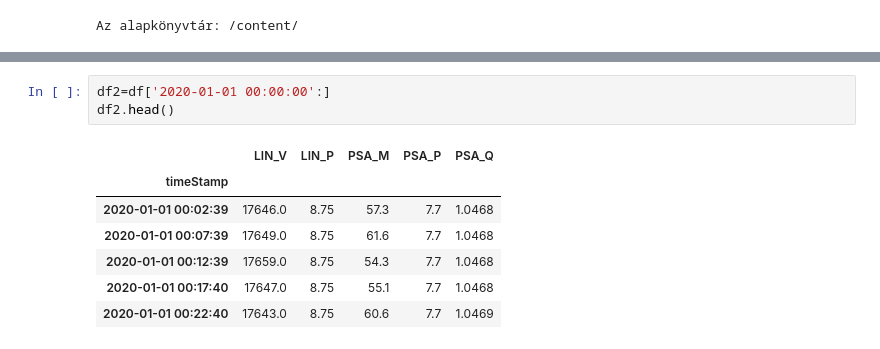
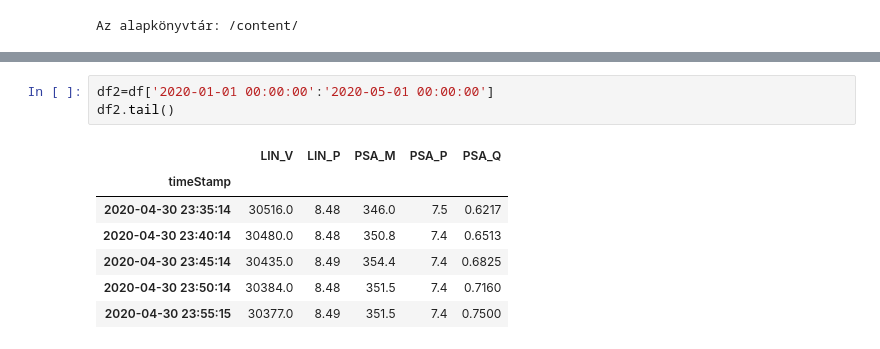
Before and after one commit to sipocz/messer, a Jupyter notebook: AIT_Vizsgafeladat_Matrix_profil.ipynb, the cells around one changed output, grey strips where cells are left out. Drawn from its saved outputs; the diff is of its cells as text.

```diff
--- a/AIT_Vizsgafeladat_Matrix_profil.ipynb
+++ b/AIT_Vizsgafeladat_Matrix_profil.ipynb
@@ -124,13 +118,13 @@ timeStamp adattípus: <class 'pandas._libs.tslibs.timestamps.Timestamp'>
 | 75% | 31738.000000 | 9.010000 | 574.600000 | 8.300000 | 0.262900 |
 | max | 34528.000000 | 11.260000 | 1216.000000 | 9.000000 | 1.049100 |
 # %%
-df2=df['2020-01-01 00:00:00':]
-df2.head()
+df2=df['2020-01-01 00:00:00':'2020-05-01 00:00:00']
+df2.tail()
 # %% [output]
 |  | LIN_V | LIN_P | PSA_M | PSA_P | PSA_Q |
 | timeStamp |  |  |  |  |  |
-| 2020-01-01 00:02:39 | 17646.0 | 8.75 | 57.3 | 7.7 | 1.0468 |
-| 2020-01-01 00:07:39 | 17649.0 | 8.75 | 61.6 | 7.7 | 1.0468 |
-| 2020-01-01 00:12:39 | 17659.0 | 8.75 | 54.3 | 7.7 | 1.0468 |
-| 2020-01-01 00:17:40 | 17647.0 | 8.75 | 55.1 | 7.7 | 1.0468 |
-| 2020-01-01 00:22:40 | 17643.0 | 8.75 | 60.6 | 7.7 | 1.0469 |
+| 2020-04-30 23:35:14 | 30516.0 | 8.48 | 346.0 | 7.5 | 0.6217 |
+| 2020-04-30 23:40:14 | 30480.0 | 8.48 | 350.8 | 7.4 | 0.6513 |
+| 2020-04-30 23:45:14 | 30435.0 | 8.49 | 354.4 | 7.4 | 0.6825 |
+| 2020-04-30 23:50:14 | 30384.0 | 8.48 | 351.5 | 7.4 | 0.7160 |
+| 2020-04-30 23:55:15 | 30377.0 | 8.49 | 351.5 | 7.4 | 0.7500 |
```
Also changed, not shown: parts of 18 cells of this notebook.
